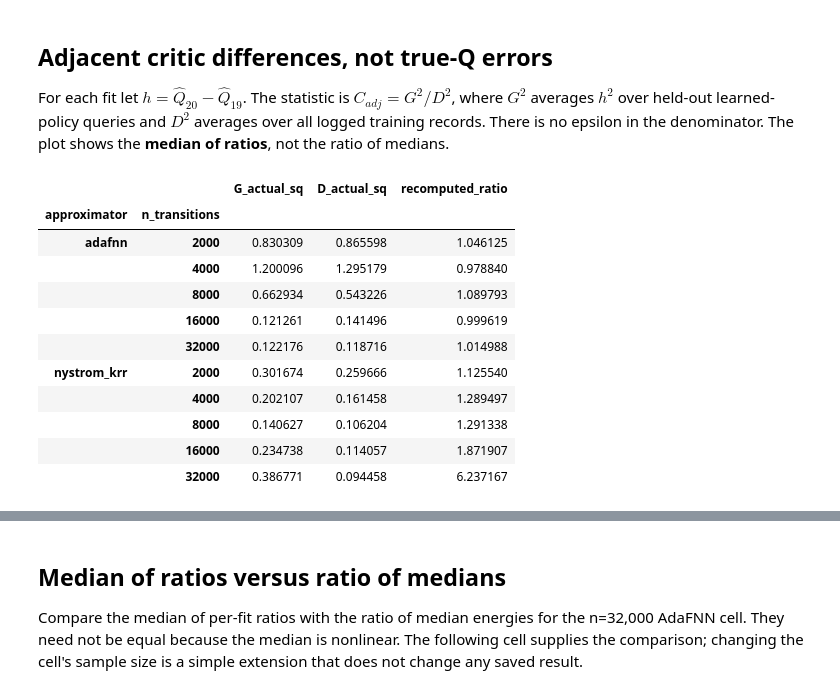
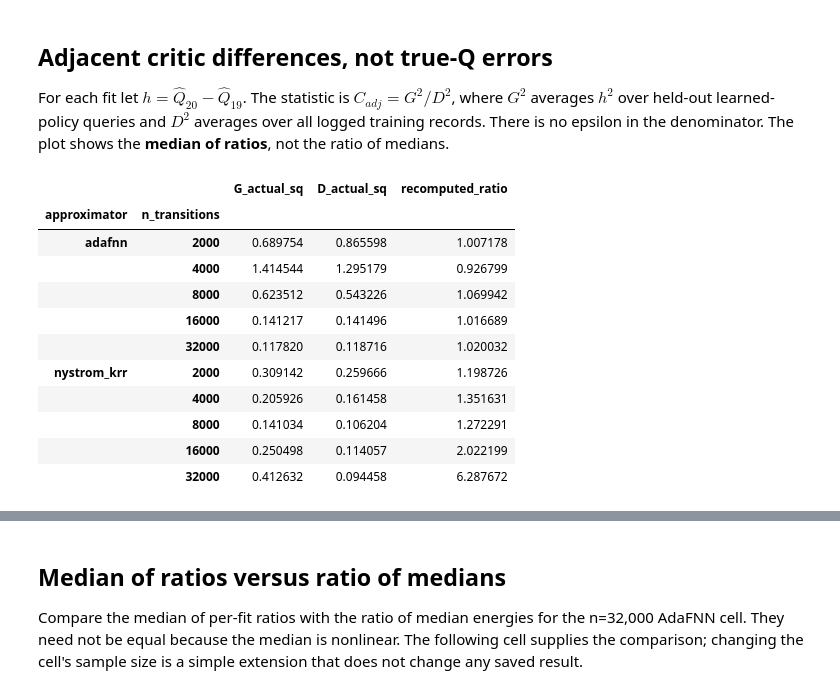
Before and after one commit to gefeilin/Functional-Fitted-Q-Learning, a Jupyter notebook: examples/paper_results.ipynb, the cells around one changed output, grey strips where cells are left out. Cells and saved outputs as stored; diff of their text form; code cells hidden in the pictures.

```diff
--- a/examples/paper_results.ipynb
+++ b/examples/paper_results.ipynb
@@ -79,23 +79,23 @@ and $D^2$ averages over all logged training records. There is no epsilon in the
 denominator. The plot shows the **median of ratios**, not the ratio of medians.
 # %%
 # Verify the actual energy identity before any across-fit aggregation.
-secant = pd.read_parquet(SOURCE / 'identification_secant_metrics.parquet')
-s = secant[secant.selected_sample_size_view & secant.split.eq('B') & secant.query_class.eq('learned')].copy()
+proxy = pd.read_csv(SOURCE / 'identification_proxy_per_fit.csv')
+s = proxy[proxy.selected_sample_size_view].copy()
 assert len(s) == 200 and s.D_actual_sq.gt(0).all()
 s['recomputed_ratio'] = s.G_actual_sq / s.D_actual_sq
 np.testing.assert_allclose(s.recomputed_ratio, s.actual_graph_design_ratio, rtol=1e-12, atol=1e-12)
 display(s.groupby(['approximator', 'n_transitions'])[['G_actual_sq', 'D_actual_sq', 'recomputed_ratio']].median())
 # %% [output]
 |  |  | G_actual_sq | D_actual_sq | recomputed_ratio |
 | approximator | n_transitions |  |  |  |
-| adafnn | 2000 | 0.830309 | 0.865598 | 1.046125 |
-|  | 4000 | 1.200096 | 1.295179 | 0.978840 |
-|  | 8000 | 0.662934 | 0.543226 | 1.089793 |
-|  | 16000 | 0.121261 | 0.141496 | 0.999619 |
-|  | 32000 | 0.122176 | 0.118716 | 1.014988 |
-| nystrom_krr | 2000 | 0.301674 | 0.259666 | 1.125540 |
-|  | 4000 | 0.202107 | 0.161458 | 1.289497 |
-|  | 8000 | 0.140627 | 0.106204 | 1.291338 |
-|  | 16000 | 0.234738 | 0.114057 | 1.871907 |
-|  | 32000 | 0.386771 | 0.094458 | 6.237167 |
+| adafnn | 2000 | 0.689754 | 0.865598 | 1.007178 |
+|  | 4000 | 1.414544 | 1.295179 | 0.926799 |
+|  | 8000 | 0.623512 | 0.543226 | 1.069942 |
+|  | 16000 | 0.141217 | 0.141496 | 1.016689 |
+|  | 32000 | 0.117820 | 0.118716 | 1.020032 |
+| nystrom_krr | 2000 | 0.309142 | 0.259666 | 1.198726 |
+|  | 4000 | 0.205926 | 0.161458 | 1.351631 |
+|  | 8000 | 0.141034 | 0.106204 | 1.272291 |
+|  | 16000 | 0.250498 | 0.114057 | 2.022199 |
+|  | 32000 | 0.412632 | 0.094458 | 6.287672 |
 # %% [markdown]
```
Also changed, not shown: parts of 4 cells of this notebook, 45 other files.
